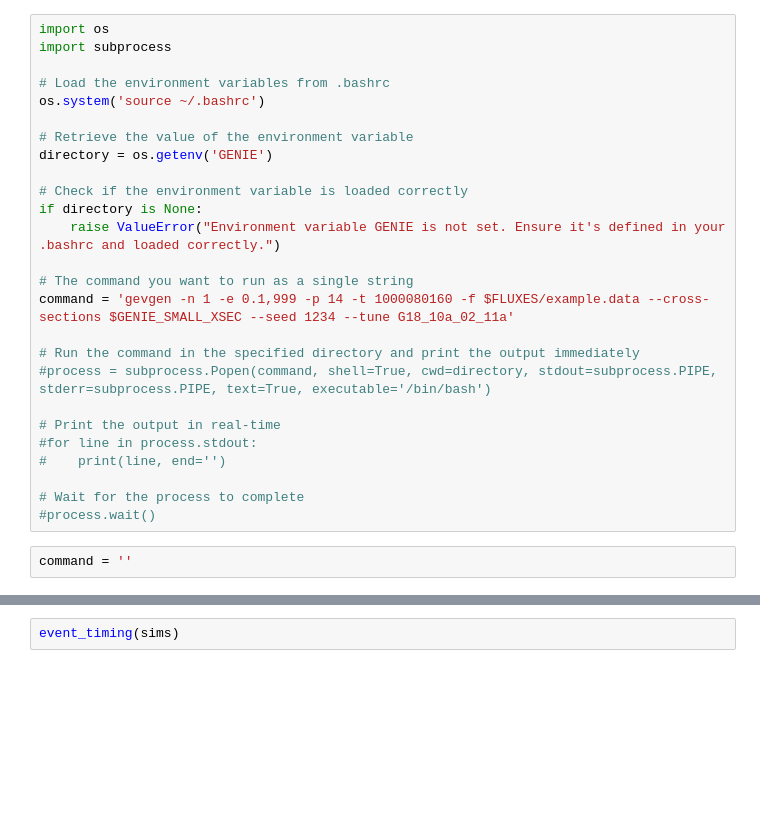
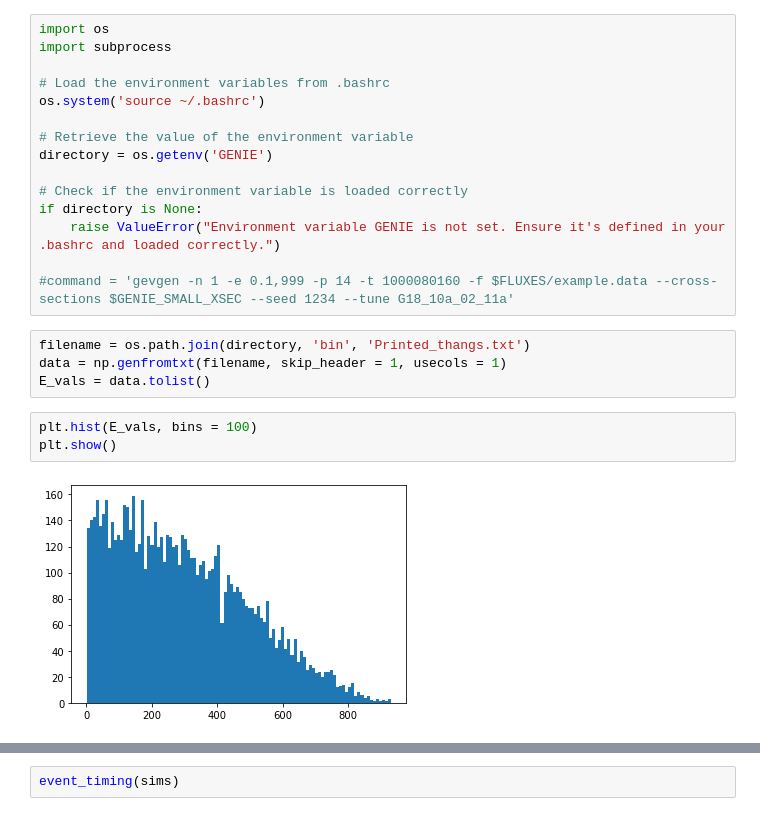
Before and after one commit to mhostert/BIN_MC, a Jupyter notebook: notizbuch_mit_genie.ipynb, the cells around one changed output, grey strips where cells are left out. Saved outputs shown, nothing was run; the diff lists cells and outputs as text; blank space fills up the shorter version.

```diff
--- a/notizbuch_mit_genie.ipynb
+++ b/notizbuch_mit_genie.ipynb
@@ -35,17 +56,13 @@ directory = os.getenv('GENIE')
 if directory is None:
     raise ValueError("Environment variable GENIE is not set. Ensure it's defined in your .bashrc and loaded correctly.")
 
-# The command you want to run as a single string
-command = 'gevgen -n 1 -e 0.1,999 -p 14 -t 1000080160 -f $FLUXES/example.data --cross-sections $GENIE_SMALL_XSEC --seed 1234 --tune G18_10a_02_11a'
-
-# Run the command in the specified directory and print the output immediately
-#process = subprocess.Popen(command, shell=True, cwd=directory, stdout=subprocess.PIPE, stderr=subprocess.PIPE, text=True, executable='/bin/bash')
-
-# Print the output in real-time
-#for line in process.stdout:
-#    print(line, end='')
-
-# Wait for the process to complete
-#process.wait()
+#command = 'gevgen -n 1 -e 0.1,999 -p 14 -t 1000080160 -f $FLUXES/example.data --cross-sections $GENIE_SMALL_XSEC --seed 1234 --tune G18_10a_02_11a'
 # %%
-command = ''
+filename = os.path.join(directory, 'bin', 'Printed_thangs.txt')
+data = np.genfromtxt(filename, skip_header = 1, usecols = 1)
+E_vals = data.tolist()
+# %%
+plt.hist(E_vals, bins = 100)
+plt.show()
+# %% [output]
+[figure, added]
```
Also changed, not shown: parts of 8 cells of this notebook, 5 other files.
